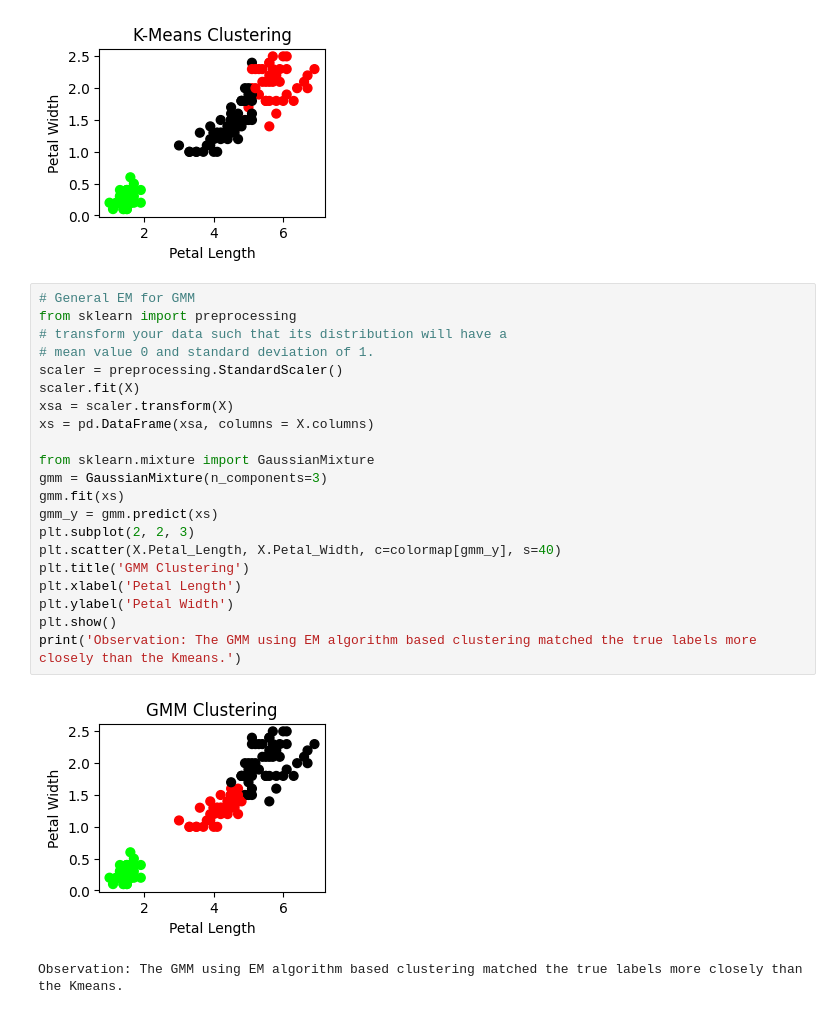
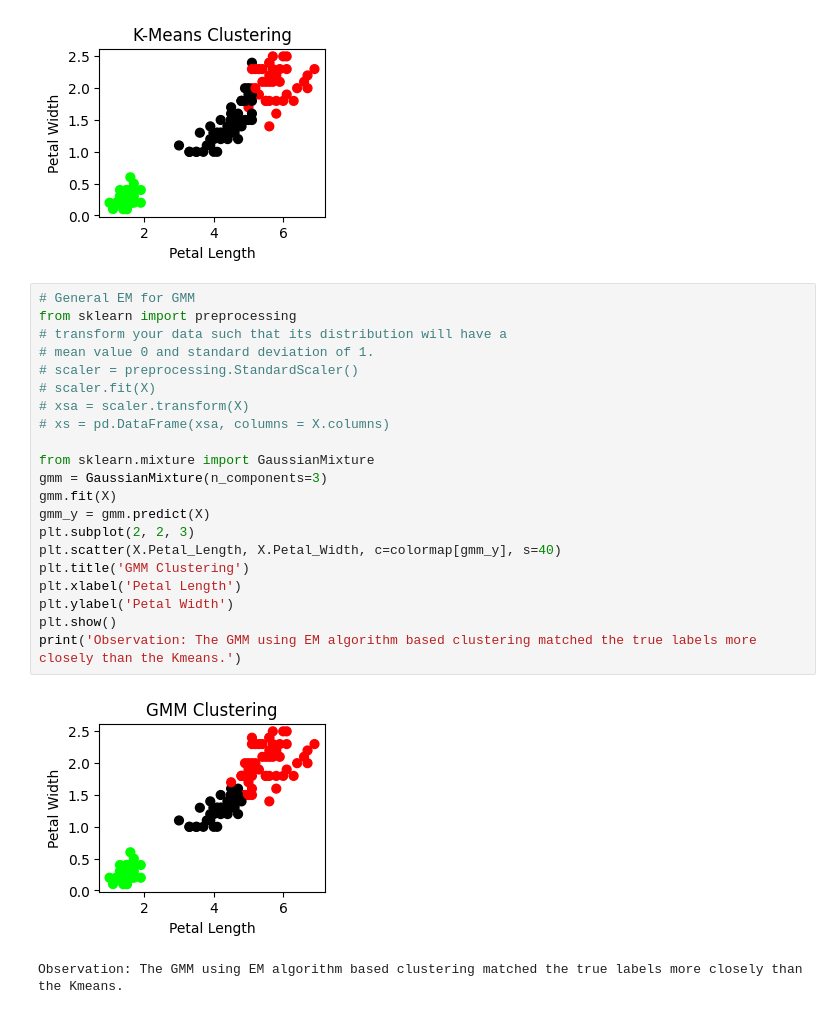
Before and after one commit to MohitMahajan03/6th-SEM, a Jupyter notebook: AI-ML/Lab stuff/8) EM and k means.ipynb, the cells around one changed output. Drawn from its saved outputs; the diff is of its cells as text.

```diff
--- a/AI-ML/Lab stuff/8) EM and k means.ipynb
+++ b/AI-ML/Lab stuff/8) EM and k means.ipynb
@@ -45,24 +45,24 @@ plt.show()
 # %%
 # General EM for GMM
 from sklearn import preprocessing
 # transform your data such that its distribution will have a
 # mean value 0 and standard deviation of 1.
-scaler = preprocessing.StandardScaler()
-scaler.fit(X)
-xsa = scaler.transform(X)
-xs = pd.DataFrame(xsa, columns = X.columns)
+# scaler = preprocessing.StandardScaler()
+# scaler.fit(X)
+# xsa = scaler.transform(X)
+# xs = pd.DataFrame(xsa, columns = X.columns)
 
 from sklearn.mixture import GaussianMixture
 gmm = GaussianMixture(n_components=3)
-gmm.fit(xs)
-gmm_y = gmm.predict(xs)
+gmm.fit(X)
+gmm_y = gmm.predict(X)
 plt.subplot(2, 2, 3)
 plt.scatter(X.Petal_Length, X.Petal_Width, c=colormap[gmm_y], s=40)
 plt.title('GMM Clustering')
 plt.xlabel('Petal Length')
 plt.ylabel('Petal Width')
 plt.show()
 print('Observation: The GMM using EM algorithm based clustering matched the true labels more closely than the Kmeans.')
 # %% [output]
-[figure, old version]
+[figure, new version]
 Observation: The GMM using EM algorithm based clustering matched the true labels more closely than the Kmeans.
```
